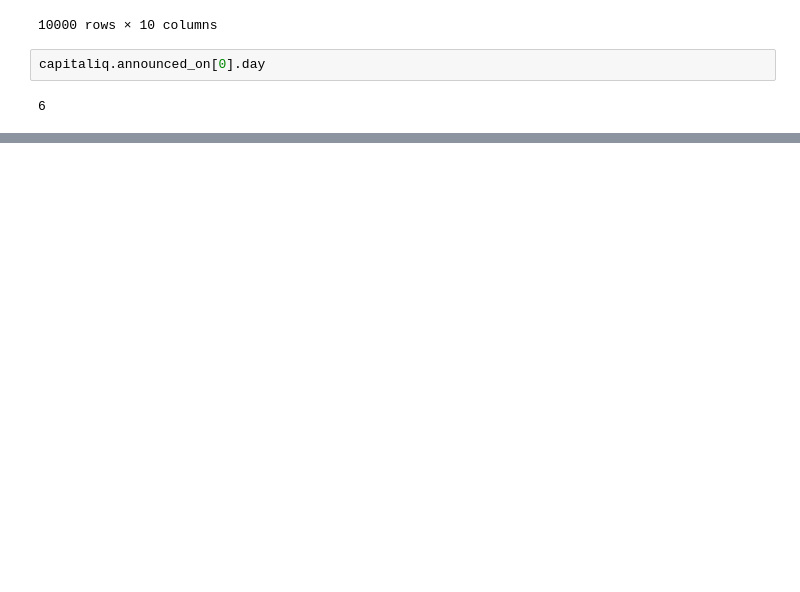
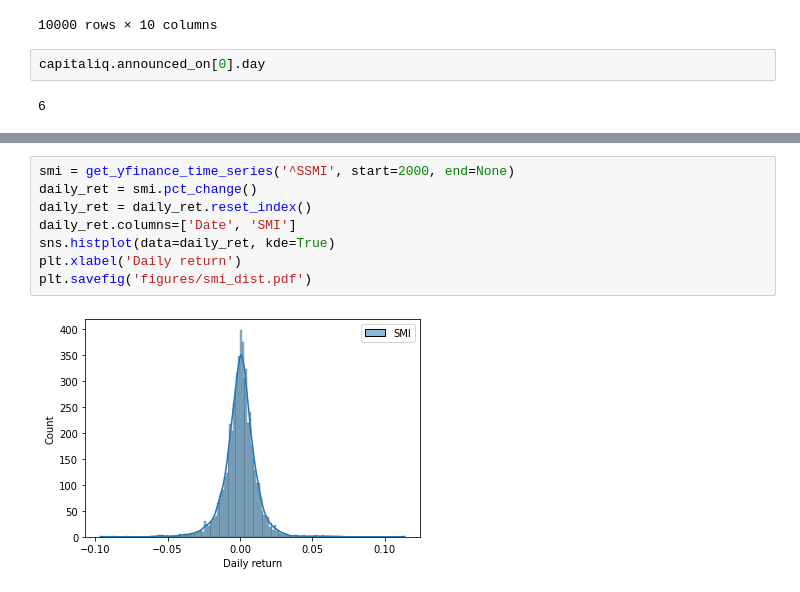
Before and after one commit to technometrics-lab/17-Venture-Capital-Risk-and-Return, a Jupyter notebook: src/notebooks/stylized_facts.ipynb, the cells around one changed output, grey strips where cells are left out. Saved outputs shown, nothing was run; the diff lists cells and outputs as text; blank space fills up the shorter version.

Commit message:
updated return calculation

```diff
--- a/src/notebooks/stylized_facts.ipynb
+++ b/src/notebooks/stylized_facts.ipynb
@@ -241,0 +262,10 @@ capitaliq.announced_on[0].day
+# %%
+smi = get_yfinance_time_series('^SSMI', start=2000, end=None)
+daily_ret = smi.pct_change()
+daily_ret = daily_ret.reset_index()
+daily_ret.columns=['Date', 'SMI']
+sns.histplot(data=daily_ret, kde=True)
+plt.xlabel('Daily return')
+plt.savefig('figures/smi_dist.pdf')
+# %% [output]
+[figure, added]
```
Also changed, not shown: parts of 4 cells of this notebook, 1 other file.
